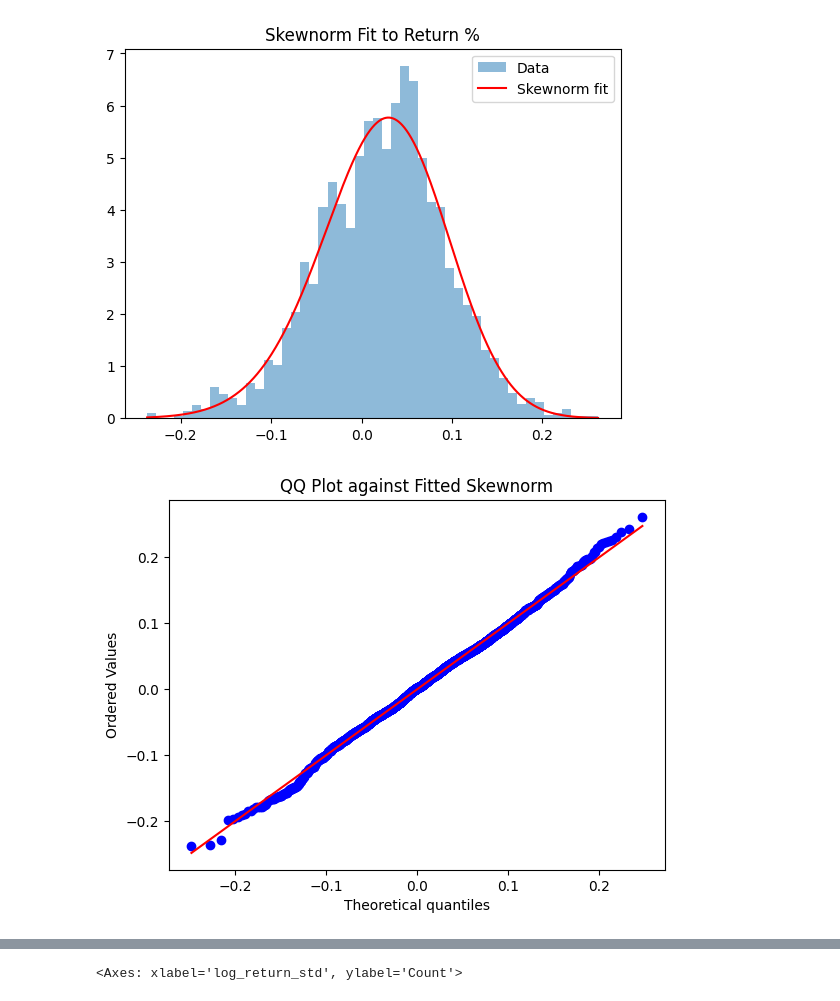
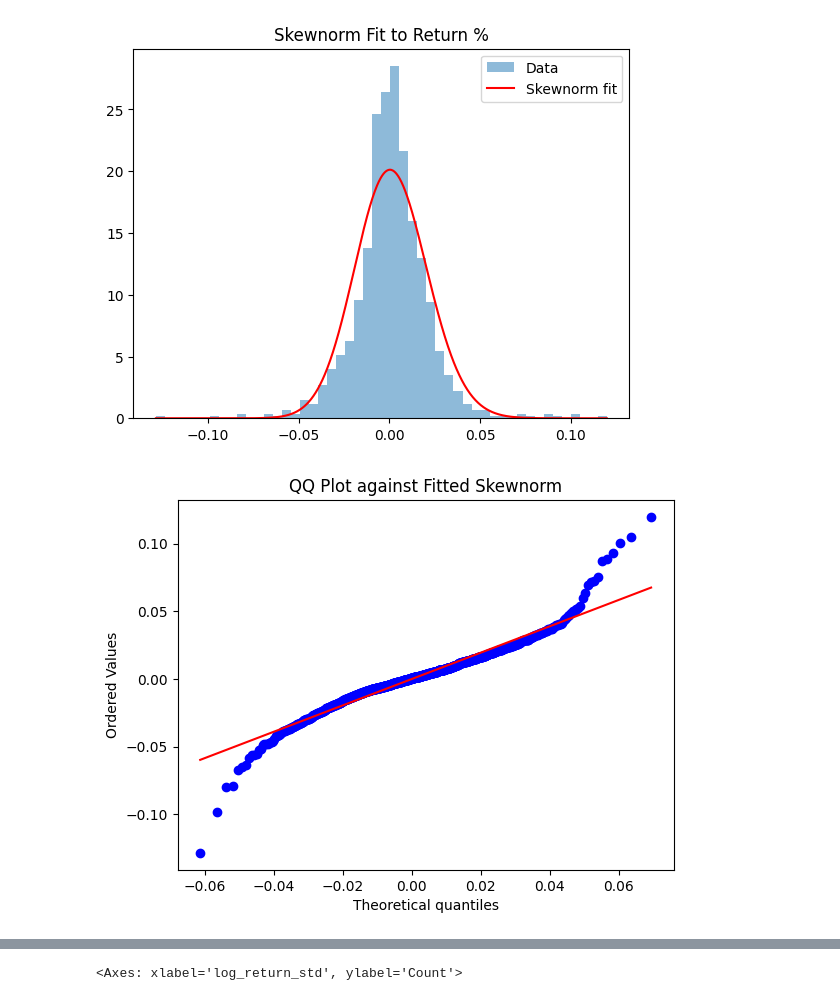
Before and after one commit to aaguadob/Financial, a Jupyter notebook: data_analysis.ipynb, the cells around one changed output, grey strips where cells are left out. Saved outputs shown, nothing was run; the diff lists cells and outputs as text; code cells hidden in the pictures.

```diff
--- a/data_analysis.ipynb
+++ b/data_analysis.ipynb
@@ -22,0 +15,6 @@ EmptyDataError:
+# %%
+import yfinance as yf
+
+tickers = ['AAPL', 'MSFT', 'GOOGL', 'AMZN']
+data = yf.download(tickers, start='2020-01-01', end='2025-01-01')["Close"]
+returns = data.pct_change().dropna()
@@ -81,2 +49,0 @@ np.float64(2.2989285300151455e-29)
-# %%
-skewnorm.fit(df["log_return"][np.abs(df["log_return"])<10.0])
@@ -86,0 +50,2 @@ skewnorm.fit(df["log_return"][np.abs(df["log_return"])<10.0])
+# %%
+skewnorm.fit(returns["AAPL"])
@@ -121,23 +90,23 @@ plt.show()
 # %%
-filtered = df["log_return_rol"][np.abs(df["log_return_rol"]) < 10.0]
+filtered = returns["AAPL"]
 params_skew = skewnorm.fit(filtered)
 
 x = np.linspace(filtered.min(), filtered.max(), 1000)
 pdf = skewnorm.pdf(x, *params_skew)
 
 plt.hist(filtered, bins=50, density=True, alpha=0.5, label="Data")
 plt.plot(x, pdf, 'r-', label="Skewnorm fit")
 plt.legend()
 plt.title("Skewnorm Fit to Return %")
 plt.show()
 # %% [output]
-[figure, old version]
+[figure, new version]
 # %%
 stats.probplot(filtered, dist=skewnorm(*params_skew), plot=plt)
 plt.title("QQ Plot against Fitted Skewnorm")
 plt.show()
 # %% [output]
-[figure, old version]
+[figure, new version]
 # %%
 x = np.linspace(filtered.min(), filtered.max(), 1000)
 pdf_t = t.pdf(x, *params_t)
```
Also changed, not shown: parts of 26 cells of this notebook, 12 other files.
